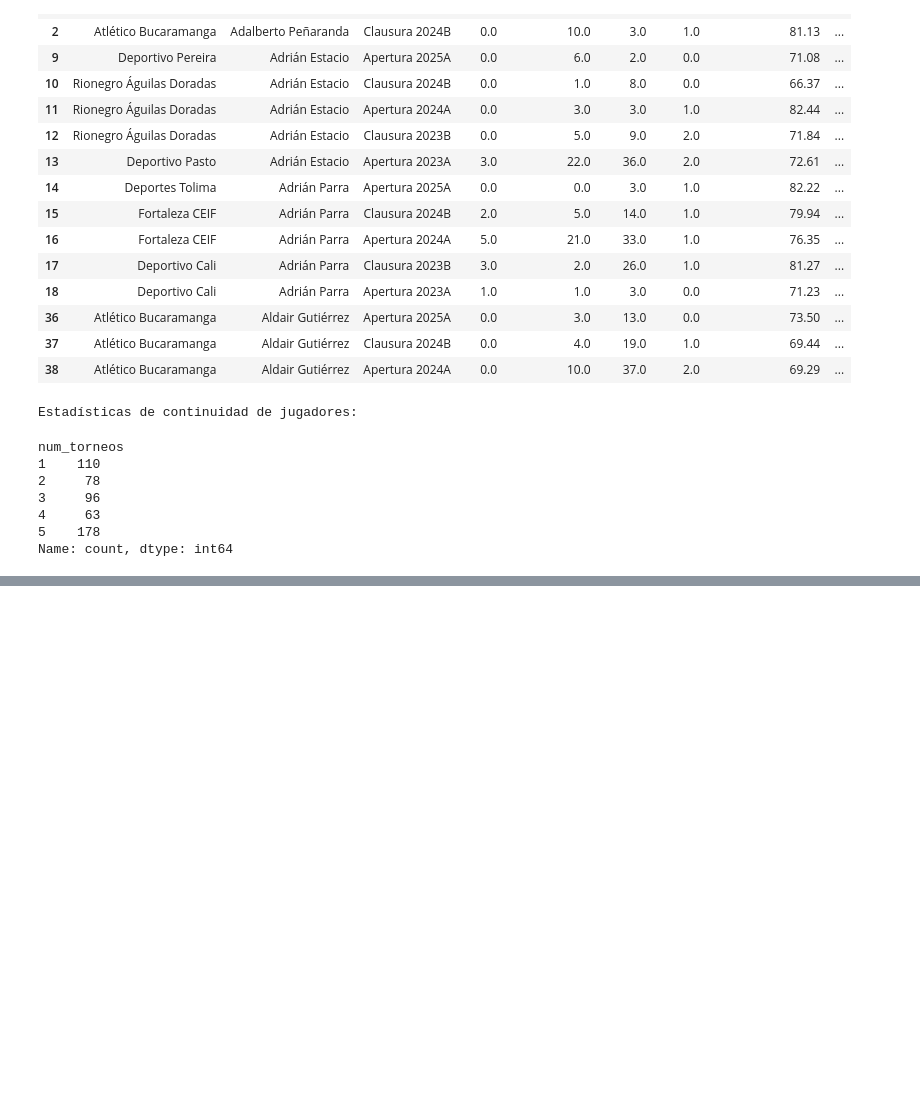
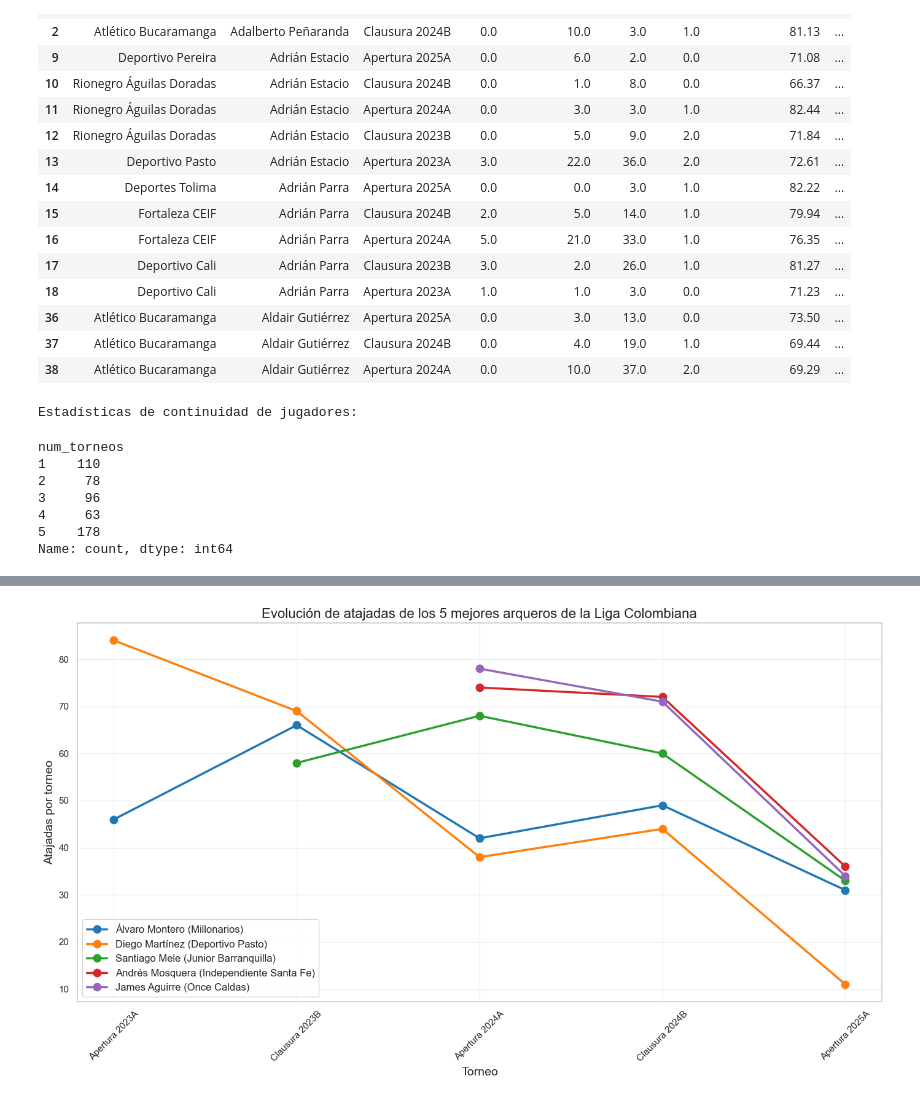
Before and after one commit to IngRetrius/Final-bi, a Jupyter notebook: Procesamiento de datos/analisis_futbol_colombiano.ipynb, the cells around one changed output, grey strips where cells are left out. Saved outputs shown, nothing was run; the diff lists cells and outputs as text; code cells hidden in the pictures; blank space fills up the shorter version.

```diff
--- a/Procesamiento de datos/analisis_futbol_colombiano.ipynb
+++ b/Procesamiento de datos/analisis_futbol_colombiano.ipynb
@@ -289,0 +429,90 @@ Name: count, dtype: int64
+# %%
+# Configuración de visualización
+plt.style.use('ggplot')
+sns.set(style="whitegrid")
+plt.rcParams['figure.figsize'] = (14, 8)
+plt.rcParams['font.size'] = 12
+
+# Identificar verdaderos arqueros basado en estadísticas relevantes
+verdaderos_arqueros_mask = (
+    df_evolucion['Saves'].notna() &
+    (df_evolucion['Goals'].fillna(0) < 2) &
+    (df_evolucion['Succ. dribbles'].fillna(0) < 4)
+)
+
+df_arqueros = df_evolucion[verdaderos_arqueros_mask].copy()
+print(f"Se identificaron {df_arqueros['Name'].nunique()} arqueros en el dataset")
+
+# Verificar si hay arqueros con el mismo nombre en diferentes equipos
+for arquero in df_arqueros['Name'].unique():
+    equipos = df_arqueros[df_arqueros['Name'] == arquero]['Team'].unique()
+    if len(equipos) > 1:
+        print(f"Arquero {arquero} aparece en múltiples equipos: {equipos}")
+        # Renombrar para distinguir por equipo
+        for equipo in equipos:
+            mask = (df_arqueros['Name'] == arquero) & (df_arqueros['Team'] == equipo)
+            df_arqueros.loc[mask, 'Name'] = f"{arquero} ({equipo})"
+
+# Calcular torneos por arquero
+arqueros_por_torneo = df_arqueros.groupby('Name')['Torneo'].nunique()
+
+# Filtrar arqueros con datos en al menos 3 torneos
+arqueros_consistentes = arqueros_por_torneo[arqueros_por_torneo >= 3].index.tolist()
+print(f"Arqueros con datos en al menos 3 torneos: {len(arqueros_consistentes)}")
+
+# Crear un score combinado para arqueros
+df_arqueros_consistentes = df_arqueros[df_arqueros['Name'].isin(arqueros_consistentes)].copy()
+df_arqueros_consistentes['GK_Score'] = (
+    df_arqueros_consistentes['Saves'].fillna(0) +                 # Atajadas
+    df_arqueros_consistentes['Clean sheet'].fillna(0) * 10 +      # Vallas invictas (ponderadas x10)
+    df_arqueros_consistentes['Penalties saved'].fillna(0) * 5 +   # Penales atajados (ponderados x5)
+    df_arqueros_consistentes['Saves from inside box'].fillna(0)   # Atajadas dentro del área
+)
+
+# Calcular puntaje total y seleccionar top 5
+top_arqueros = df_arqueros_consistentes.groupby('Name')['GK_Score'].sum().sort_values(ascending=False).head(5)
+print("\nTop 5 arqueros basado en métricas combinadas:")
+print(top_arqueros)
+
+# Establecer orden cronológico
+orden_cronologico = ['Apertura 2023A', 'Clausura 2023B', 'Apertura 2024A', 'Clausura 2024B', 'Apertura 2025A']
+
+# Graficar evolución de atajadas para los mejores arqueros
+plt.figure(figsize=(14, 8))
+
+# Colores distintivos para cada arquero
+colores = ['#1f77b4', '#ff7f0e', '#2ca02c', '#d62728', '#9467bd']
+
+for i, arquero in enumerate(top_arqueros.index):
+    # Filtrar datos del arquero
+    datos_arquero = df_arqueros_consistentes[df_arqueros_consistentes['Name'] == arquero]
+
+    # Crear un DataFrame ordenado
+    datos_ordenados = []
+    for torneo in orden_cronologico:
+        fila = datos_arquero[datos_arquero['Torneo'] == torneo]
+        if not fila.empty:
+            datos_ordenados.append(fila)
+
+    if datos_ordenados:
+        datos_arquero_ordenado = pd.concat(datos_ordenados)
+        equipo = datos_arquero_ordenado['Team'].iloc[0]
+
+        # Incluir solo el nombre del equipo en la leyenda si no está ya en el nombre
+        if '(' in arquero:
+            etiqueta = arquero
+        else:
+            etiqueta = f"{arquero} ({equipo})"
+
+        plt.plot(datos_arquero_ordenado['Torneo'], datos_arquero_ordenado['Saves'], 'o-',
+                label=etiqueta, color=colores[i], linewidth=2.5, markersize=9)
+
+plt.title('Evolución de atajadas de los 5 mejores arqueros de la Liga Colombiana', fontsize=16)
+plt.ylabel('Atajadas por torneo', fontsize=14)
+plt.xlabel('Torneo', fontsize=14)
+plt.xticks(rotation=45)
+plt.grid(True, alpha=0.3)
+plt.legend(fontsize=12)
+plt.tight_layout()
+plt.show()
+# %% [output]
@@ -289,0 +539 @@ Name: count, dtype: int64
+[figure, added]
```
Also changed, not shown: parts of 7 cells of this notebook.
